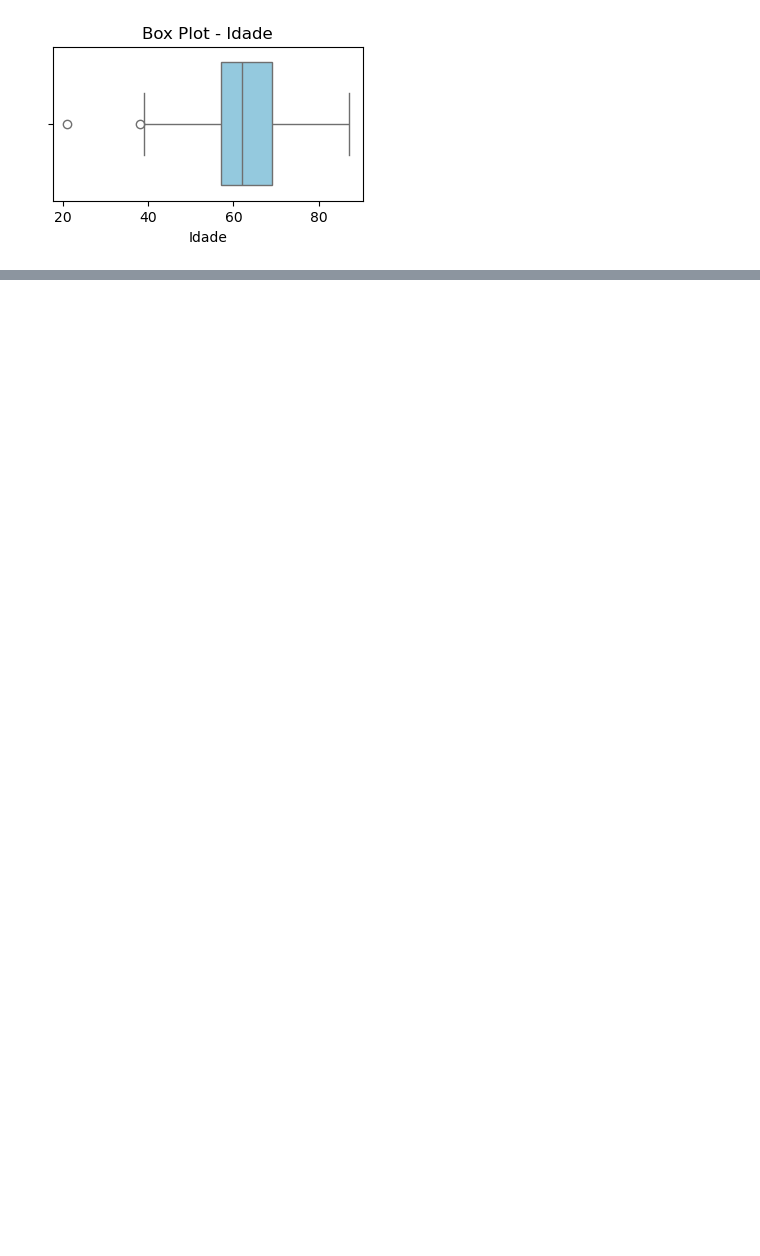
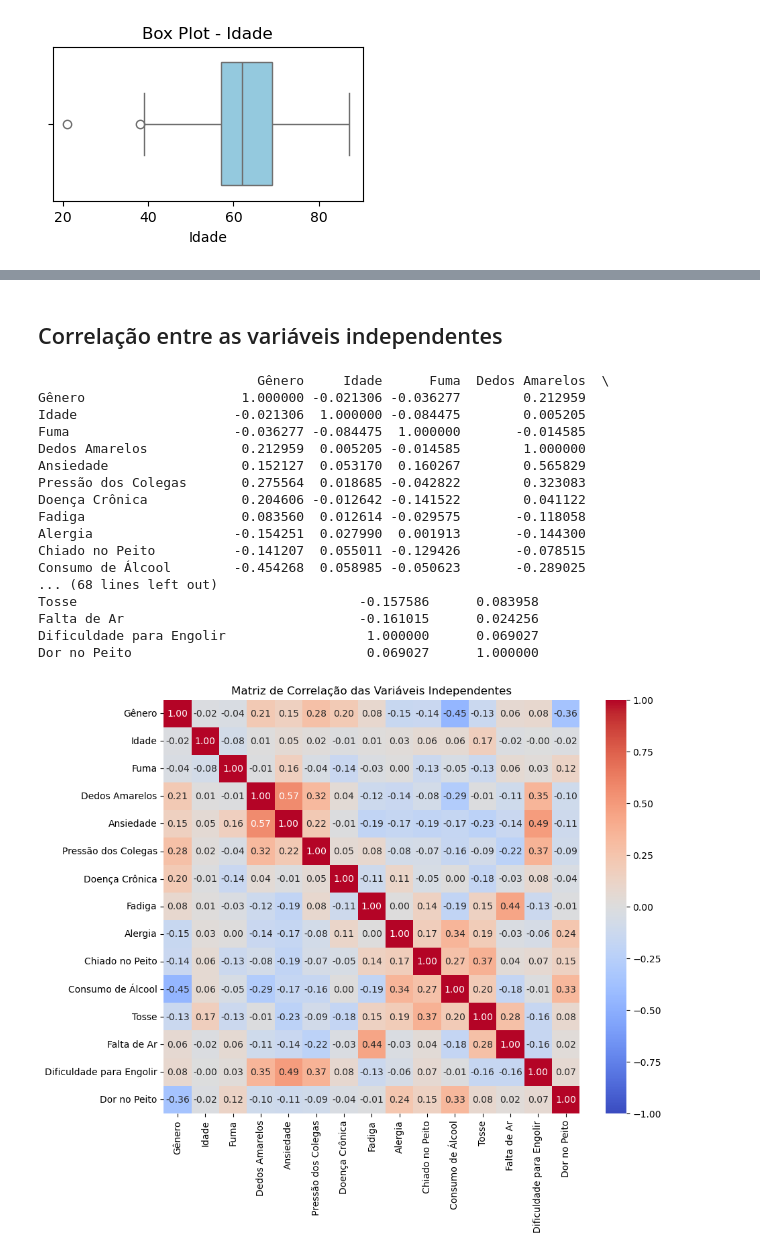
Before and after one commit to neocrz/lung_cancer_analysis, a Jupyter notebook: lung_cancer.ipynb, the cells around one changed output, grey strips where cells are left out. Saved outputs shown, nothing was run; the diff lists cells and outputs as text; code cells hidden in the pictures; blank space fills up the shorter version.

```diff
--- a/lung_cancer.ipynb
+++ b/lung_cancer.ipynb
@@ -2,10 +2,31 @@
 import pandas as pd
 import matplotlib.pyplot as plt
 import seaborn as sns
+import scipy.stats as stats
 import os
 # Dataset de origem
 DS_O = "./data/dataset.csv"
 # Dataset Transformado
 DS_T = "./data/dataset_transformed.csv"
+
+# Mapeamento dos nomes das variáveis para português
+column_mapping = {
+    'GENDER': 'Gênero',
+    'AGE': 'Idade',
+    'SMOKING': 'Fuma',
+    'YELLOW_FINGERS': 'Dedos Amarelos',
+    'ANXIETY': 'Ansiedade',
+    'PEER_PRESSURE': 'Pressão dos Colegas',
+    'CHRONIC_DISEASE': 'Doença Crônica',
+    'FATIGUE': 'Fadiga',
+    'ALLERGY': 'Alergia',
+    'WHEEZING': 'Chiado no Peito',
+    'ALCOHOL_CONSUMING': 'Consumo de Álcool',
+    'COUGHING': 'Tosse',
+    'SHORTNESS_OF_BREATH': 'Falta de Ar',
+    'SWALLOWING_DIFFICULTY': 'Dificuldade para Engolir',
+    'CHEST_PAIN': 'Dor no Peito',
+    'LUNG_CANCER': 'Câncer de pulmão',
+}
 # %%
 def transform_o():
@@ -133,0 +144,38 @@ plt.show()
+# %% [markdown]
+## Correlação entre as variáveis independentes
+# %%
+# Renomeando as colunas com o mapeamento
+X = X.rename(columns=column_mapping)
+
+# Calcular a correlação entre as variáveis independentes
+correlation_matrix = X.corr()
+
+# Exibir a matriz de correlação
+print(correlation_matrix)
+
+# Visualizar a matriz de correlação usando um mapa de calor (heatmap)
+plt.figure(figsize=(10, 8))
+sns.heatmap(correlation_matrix, annot=True, cmap='coolwarm', fmt='.2f', vmin=-1, vmax=1)
+
+# Título do gráfico
+plt.title('Matriz de Correlação das Variáveis Independentes')
+plt.show()
+# %% [output]
+                            Gênero     Idade      Fuma  Dedos Amarelos  \
+Gênero                    1.000000 -0.021306 -0.036277        0.212959
+Idade                    -0.021306  1.000000 -0.084475        0.005205
+Fuma                     -0.036277 -0.084475  1.000000       -0.014585
+Dedos Amarelos            0.212959  0.005205 -0.014585        1.000000
+Ansiedade                 0.152127  0.053170  0.160267        0.565829
+Pressão dos Colegas       0.275564  0.018685 -0.042822        0.323083
+Doença Crônica            0.204606 -0.012642 -0.141522        0.041122
+Fadiga                    0.083560  0.012614 -0.029575       -0.118058
+Alergia                  -0.154251  0.027990  0.001913       -0.144300
+Chiado no Peito          -0.141207  0.055011 -0.129426       -0.078515
+Consumo de Álcool        -0.454268  0.058985 -0.050623       -0.289025
+... (68 lines left out)
+Tosse                                    -0.157586      0.083958
+Falta de Ar                              -0.161015      0.024256
+Dificuldade para Engolir                  1.000000      0.069027
+Dor no Peito                              0.069027      1.000000
+[figure, added]
```
Also changed, not shown: parts of 10 cells of this notebook, 1 other file.
